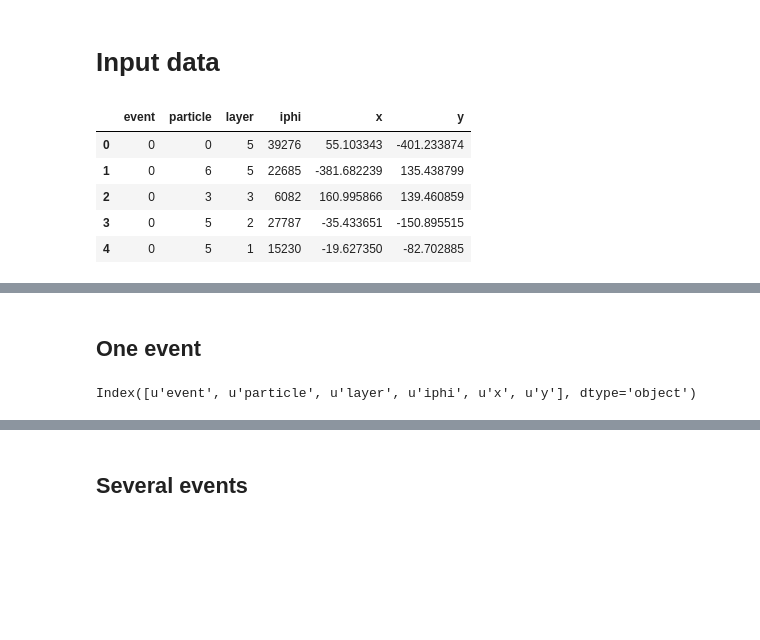
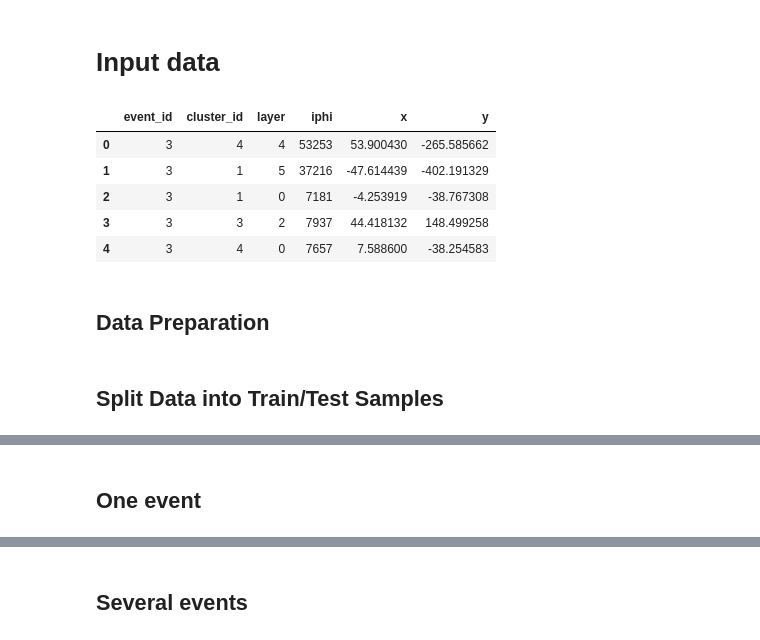
Before and after one commit to amitabhyadav/TrackML2DBaseline, a Jupyter notebook: 1_hough_transform.ipynb, the cells around one changed output, grey strips where cells are left out. Cells and saved outputs as stored; diff of their text form; code cells hidden in the pictures; blank space fills up the shorter version.

```diff
--- a/1_hough_transform.ipynb
+++ b/1_hough_transform.ipynb
@@ -23,14 +25,16 @@ import numpy
 # %% [markdown]
 # Input data
 # %%
-data = pandas.read_csv('hits_1000.csv', index_col=False)
-#data = data[data.event.values < 100]
+data = pandas.read_csv('public_train.csv', index_col=False)
+data = data[data['event_id'].values < 100]
 
 data.head()
 # %% [output]
-|  | event | particle | layer | iphi | x | y |
-| 0 | 0 | 0 | 5 | 39276 | 55.103343 | -401.233874 |
-| 1 | 0 | 6 | 5 | 22685 | -381.682239 | 135.438799 |
-| 2 | 0 | 3 | 3 | 6082 | 160.995866 | 139.460859 |
-| 3 | 0 | 5 | 2 | 27787 | -35.433651 | -150.895515 |
-| 4 | 0 | 5 | 1 | 15230 | -19.627350 | -82.702885 |
+|  | event_id | cluster_id | layer | iphi | x | y |
+| 0 | 3 | 4 | 4 | 53253 | 53.900430 | -265.585662 |
+| 1 | 3 | 1 | 5 | 37216 | -47.614439 | -402.191329 |
+| 2 | 3 | 1 | 0 | 7181 | -4.253919 | -38.767308 |
+| 3 | 3 | 3 | 2 | 7937 | 44.418132 | 148.499258 |
+| 4 | 3 | 4 | 0 | 7657 | 7.588600 | -38.254583 |
+# %% [markdown]
+## Data Preparation
@@ -36,0 +44,2 @@ data.head()
+# %% [markdown]
+## Split Data into Train/Test Samples
@@ -83,4 +96,0 @@ y_event = event[u'particle'].values
-# %%
-event.columns
-# %% [output]
-Index([u'event', u'particle', u'layer', u'iphi', u'x', u'y'], dtype='object')
```
Also changed, not shown: parts of 19 cells of this notebook, 11 other files.
